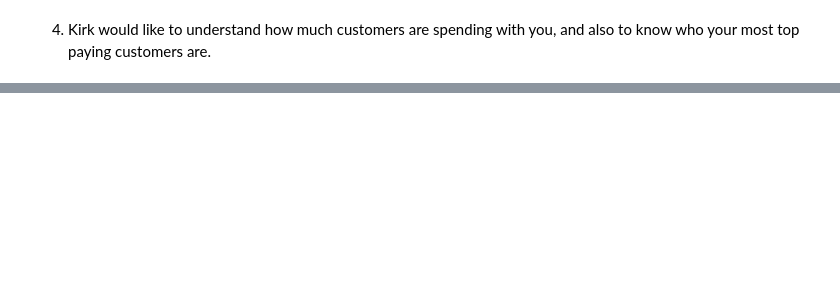
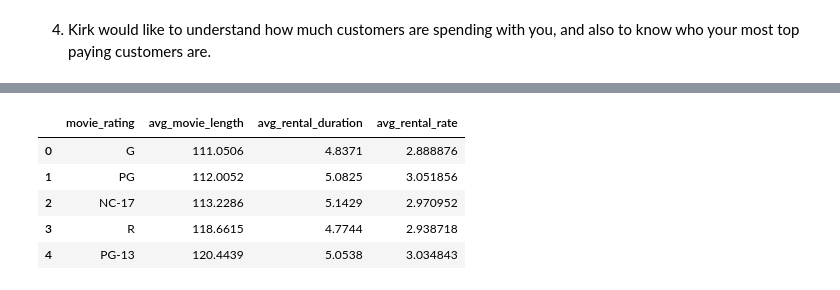
Before and after one commit to RajeshRamachander/mysqlpython, a Jupyter notebook: mysqlpython.ipynb, the cells around one changed output, grey strips where cells are left out. Cells and saved outputs as stored; diff of their text form; code cells hidden in the pictures; blank space fills up the shorter version.

```diff
--- a/mysqlpython.ipynb
+++ b/mysqlpython.ipynb
@@ -388,0 +225,12 @@ sns.lmplot('rentals', 'revenue', data=df, fit_reg=False)
+# %%
+movie_data = pd.read_sql('''
+SELECT
+	rating AS movie_rating,
+	AVG(length) AS avg_movie_length,
+    AVG(rental_duration) AS avg_rental_duration,
+    AVG(rental_rate) AS avg_rental_rate
+FROM film
+GROUP BY 1
+ORDER BY 2,3;
+
+''', db);
@@ -388,0 +251,9 @@ sns.lmplot('rentals', 'revenue', data=df, fit_reg=False)
+# %%
+movie_data
+# %% [output]
+|  | movie_rating | avg_movie_length | avg_rental_duration | avg_rental_rate |
+| 0 | G | 111.0506 | 4.8371 | 2.888876 |
+| 1 | PG | 112.0052 | 5.0825 | 3.051856 |
+| 2 | NC-17 | 113.2286 | 5.1429 | 2.970952 |
+| 3 | R | 118.6615 | 4.7744 | 2.938718 |
+| 4 | PG-13 | 120.4439 | 5.0538 | 3.034843 |
```
Also changed, not shown: parts of 58 cells of this notebook, 2 other files.
